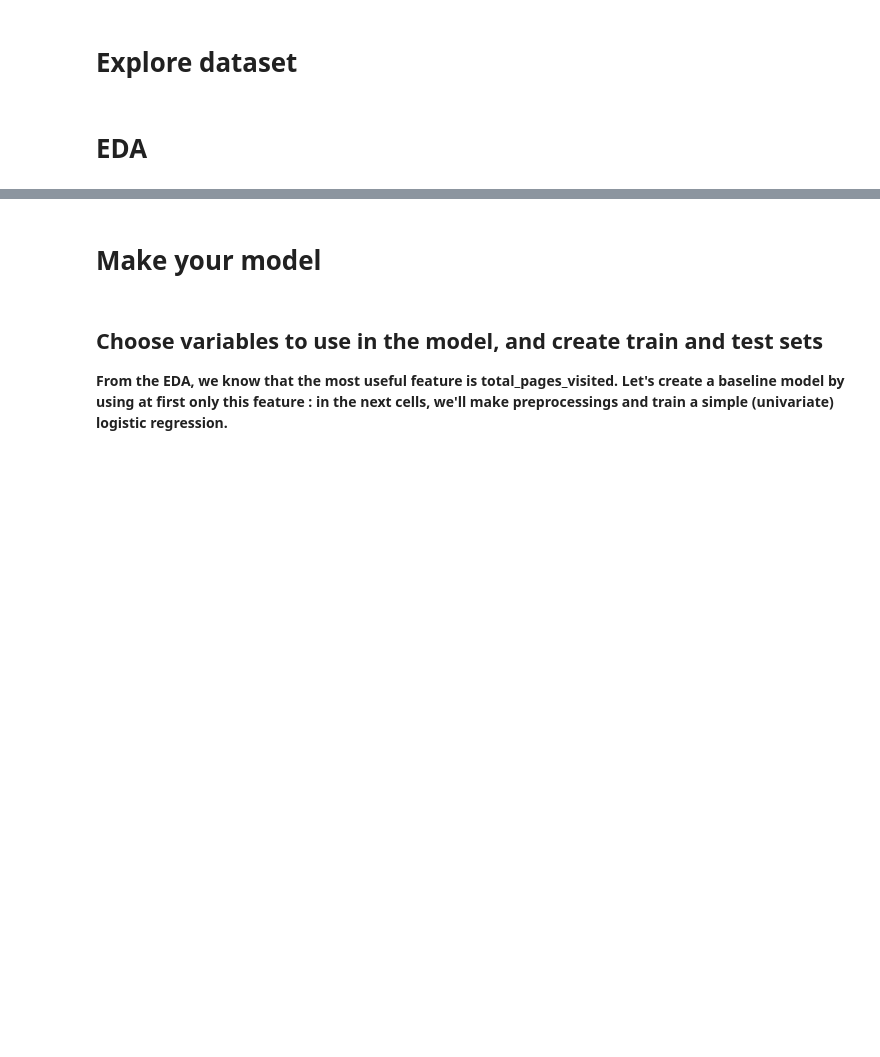
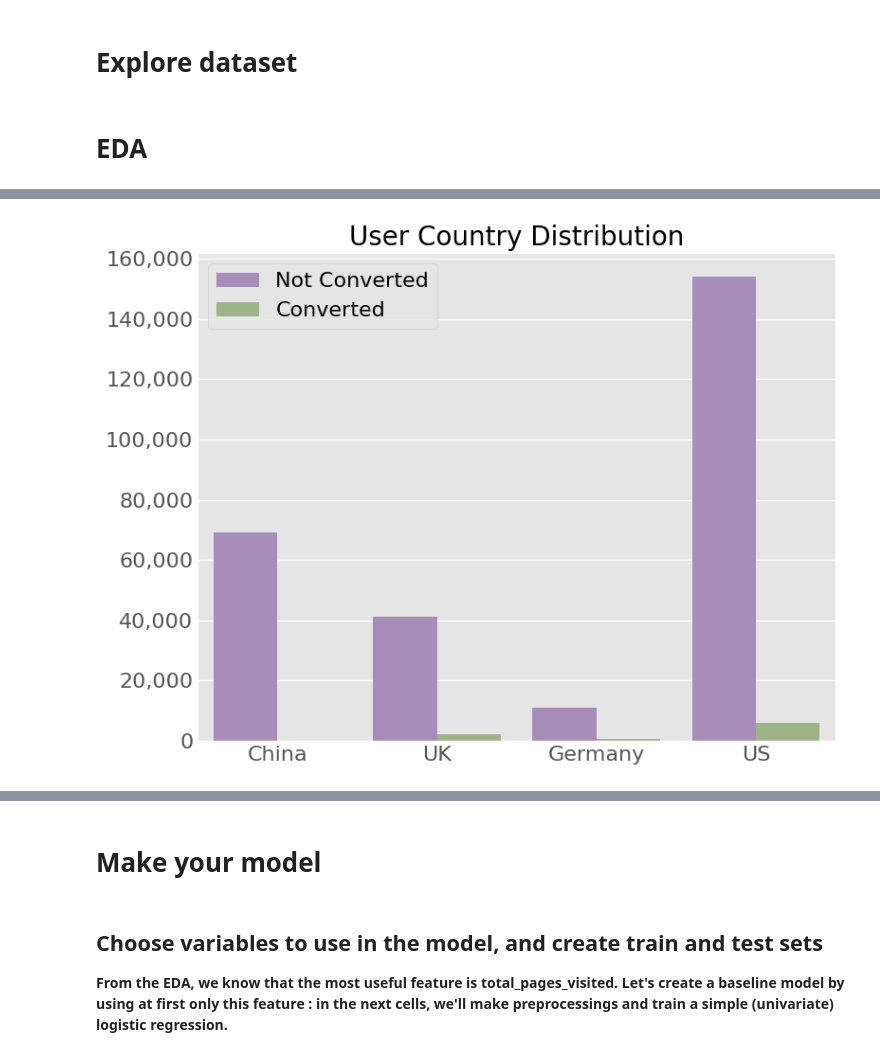
Before and after one commit to Swellisgood/fullstack-data-certification, a Jupyter notebook: BLOC_3_ML/conversion_rate_challenge/02-Conversion_rate_challenge_template.ipynb, the cells around one changed output, grey strips where cells are left out. Cells and saved outputs as stored; diff of their text form; code cells hidden in the pictures; blank space fills up the shorter version.

```diff
--- a/BLOC_3_ML/conversion_rate_challenge/02-Conversion_rate_challenge_template.ipynb
+++ b/BLOC_3_ML/conversion_rate_challenge/02-Conversion_rate_challenge_template.ipynb
@@ -93,0 +133,14 @@ The default value of numeric_only in DataFrame.corr is deprecated. In a future v
+# %%
+def Count_plot(feature):
+    pal = ['#a986c0',"#9fba81"]
+    fig, ax = plt.subplots(figsize=(8,6))
+    sns.countplot(x=feature, hue='converted',data=data, ax=ax, palette = pal)
+    ax.set_title('User '+feature.capitalize()+' Distribution', fontsize=20)
+    ax.get_yaxis().set_major_formatter(FuncFormatter(lambda x, p: format(int(x), ',')))
+    ax.set_xlabel('')
+    ax.set_ylabel('')
+    plt.legend(labels=['Not Converted','Converted'],fontsize=16)
+    plt.xticks(fontsize=16)
+    plt.yticks(fontsize=16)
+    plt.tight_layout()
+    plt.show()
@@ -93,0 +162,4 @@ The default value of numeric_only in DataFrame.corr is deprecated. In a future v
+# %%
+Count_plot('country')
+# %% [output]
+[figure, added]
```
Also changed, not shown: parts of 71 cells of this notebook, 2 other files.
